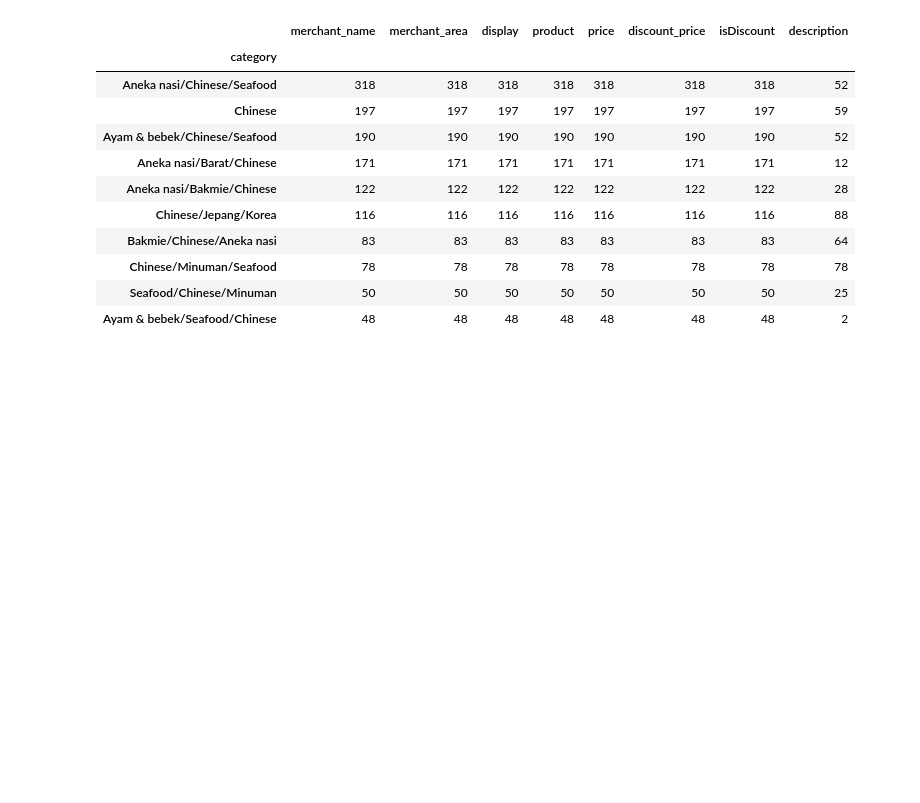
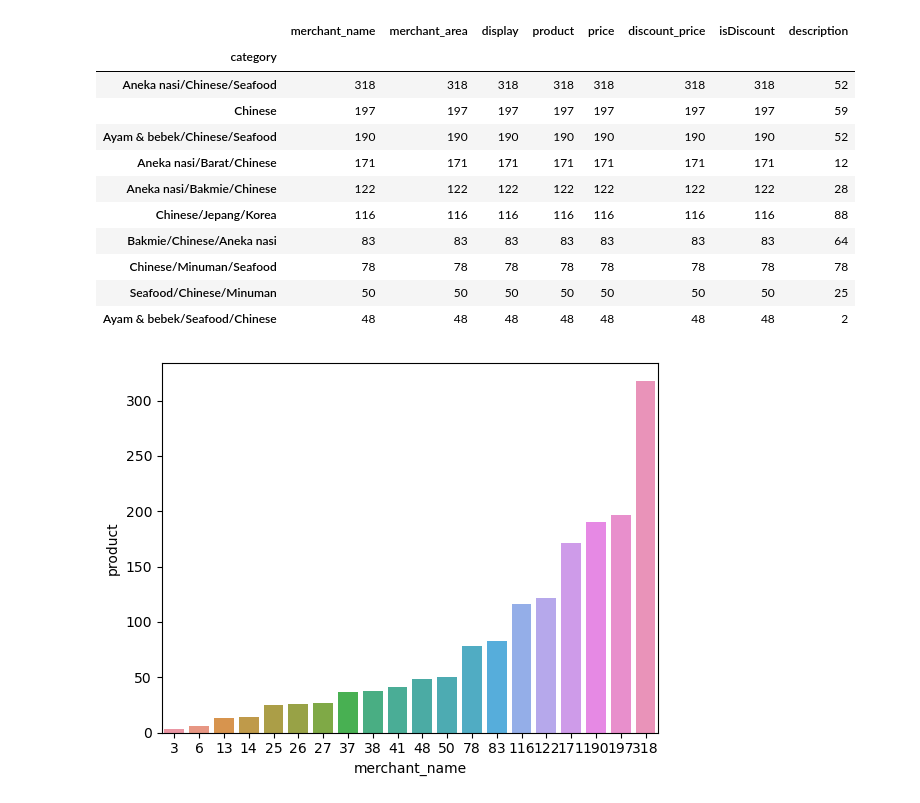
Before and after one commit to Edy-Mochamad/Analysis-Product-Revenue, a Jupyter notebook: produklist.ipynb, the cells around one changed output. Saved outputs shown, nothing was run; the diff lists cells and outputs as text; code cells hidden in the pictures; blank space fills up the shorter version.

Commit message:
try to visualization

```diff
--- a/produklist.ipynb
+++ b/produklist.ipynb
@@ -245,7 +245,11 @@ dst_3.head(10)
 | Chinese/Minuman/Seafood | 78 | 78 | 78 | 78 | 78 | 78 | 78 | 78 |
 | Seafood/Chinese/Minuman | 50 | 50 | 50 | 50 | 50 | 50 | 50 | 25 |
 | Ayam & bebek/Seafood/Chinese | 48 | 48 | 48 | 48 | 48 | 48 | 48 | 2 |
-# %%
-dst_3 = dataset[dataset['merchant_area'].str.contains('surabaya')]
-dst_3 = dst_3.groupby(['category']).sum().sort_values(by = 'price', ascending = False)
-dst_3.head(10)
+# %%
+sns.barplot(
+    x = "merchant_name",
+    y = "product",
+    data = dst_3
+);
+# %% [output]
+[figure, added]
```
